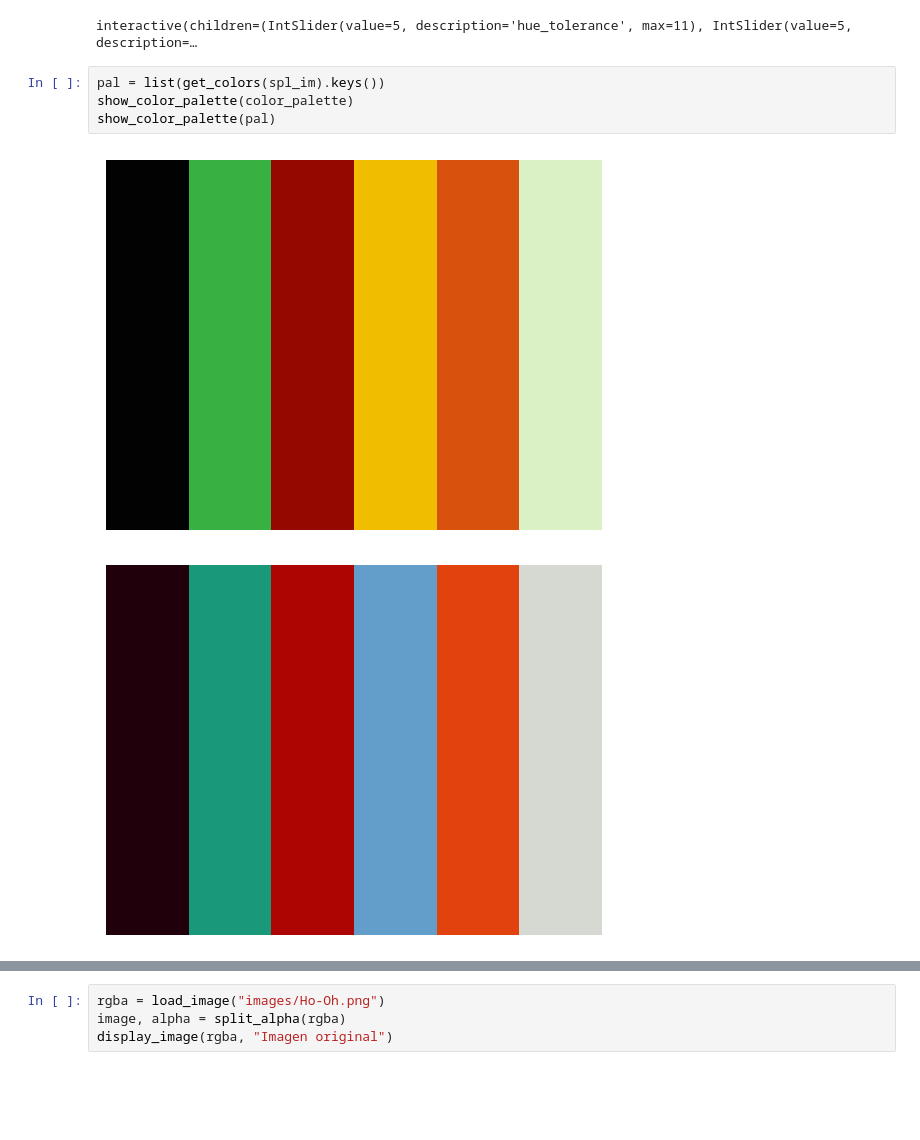
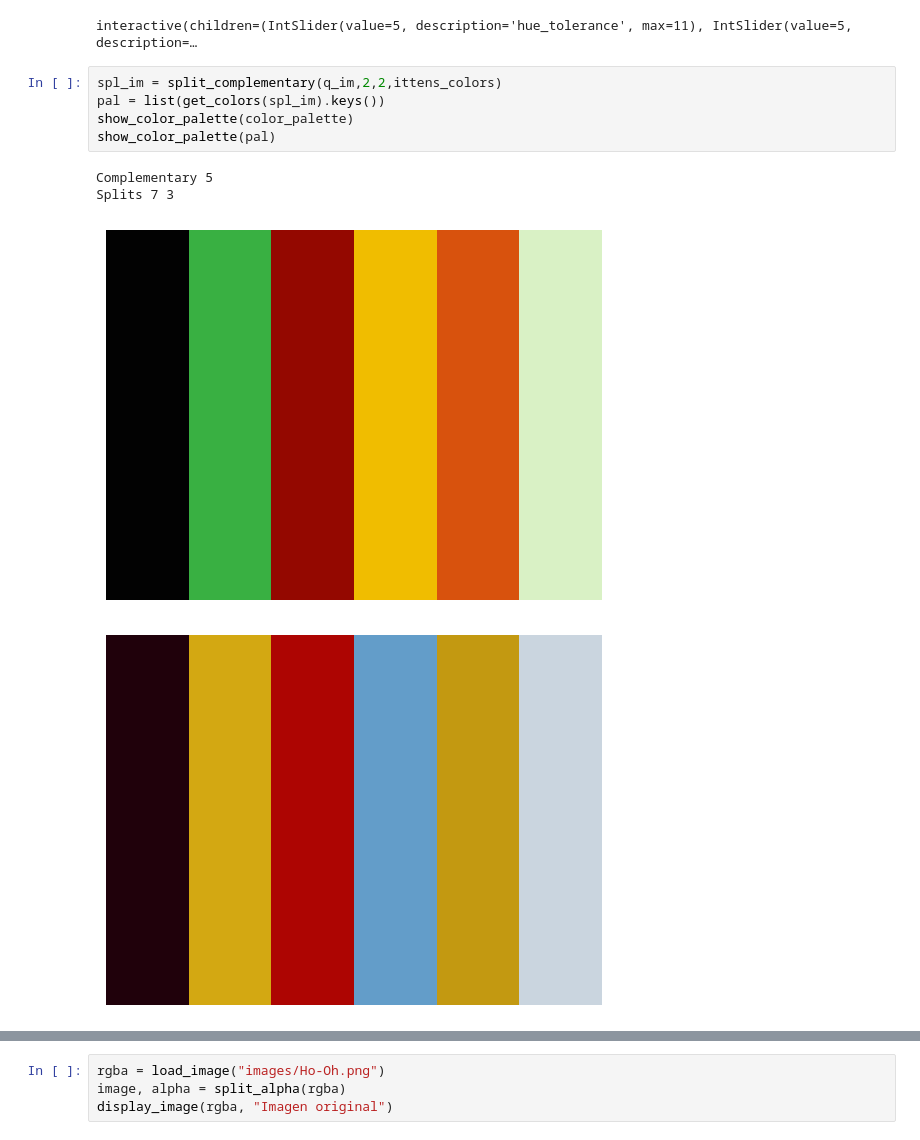
Before and after one commit to rubsuadav/Trabajo-PID, a Jupyter notebook: Trabajo PID.ipynb, the cells around one changed output, grey strips where cells are left out. Saved outputs shown, nothing was run; the diff lists cells and outputs as text; blank space fills up the shorter version.

Commit message:
added oswald color wheel

```diff
--- a/Trabajo PID.ipynb
+++ b/Trabajo PID.ipynb
@@ -926,12 +926,15 @@ no_flicker_inter(lambda hue_tolerance,hue_distance:
 # %% [output]
 interactive(children=(IntSlider(value=5, description='hue_tolerance', max=11), IntSlider(value=5, description=…
 # %%
+spl_im = split_complementary(q_im,2,2,ittens_colors)
 pal = list(get_colors(spl_im).keys())
 show_color_palette(color_palette)
 show_color_palette(pal)
 # %% [output]
+Complementary 5
+Splits 7 3
 [figure]
-[figure, old version]
+[figure, new version]
 # %% [markdown]
 <a id="Color-H"></a>
 
```
Also changed, not shown: parts of 10 cells of this notebook.
